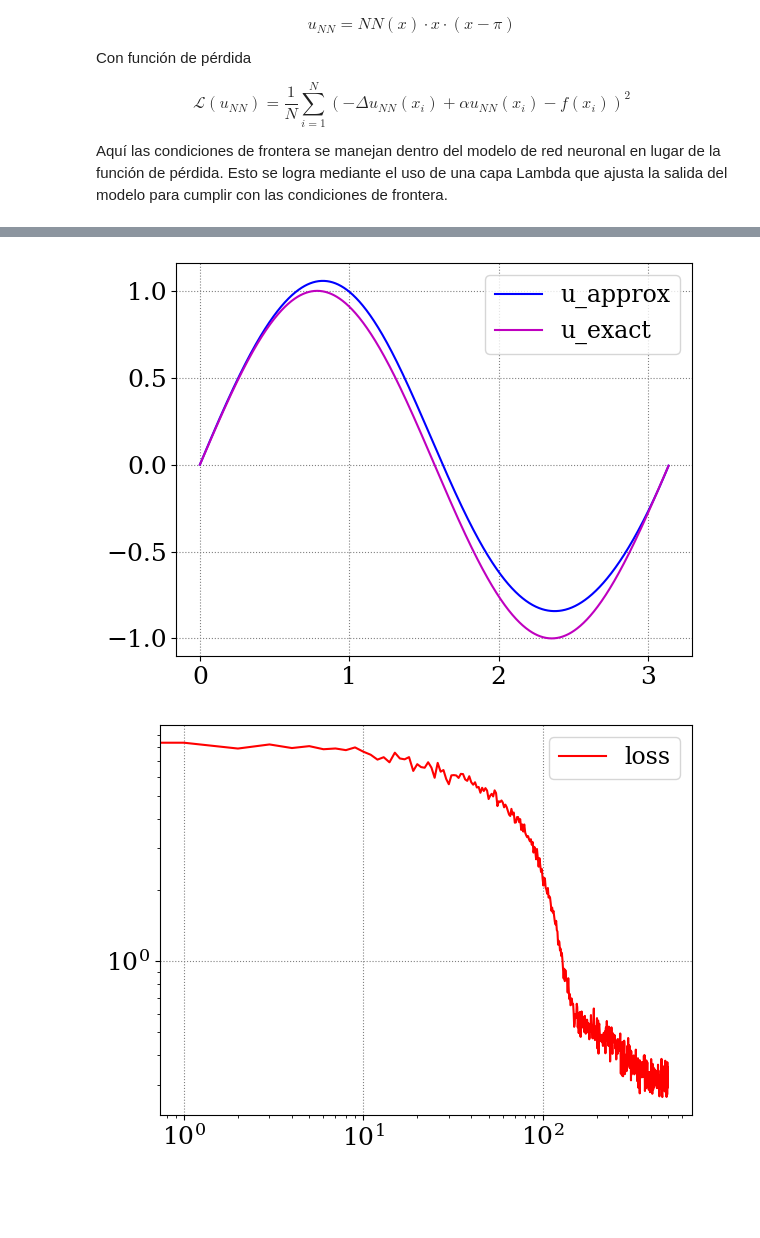
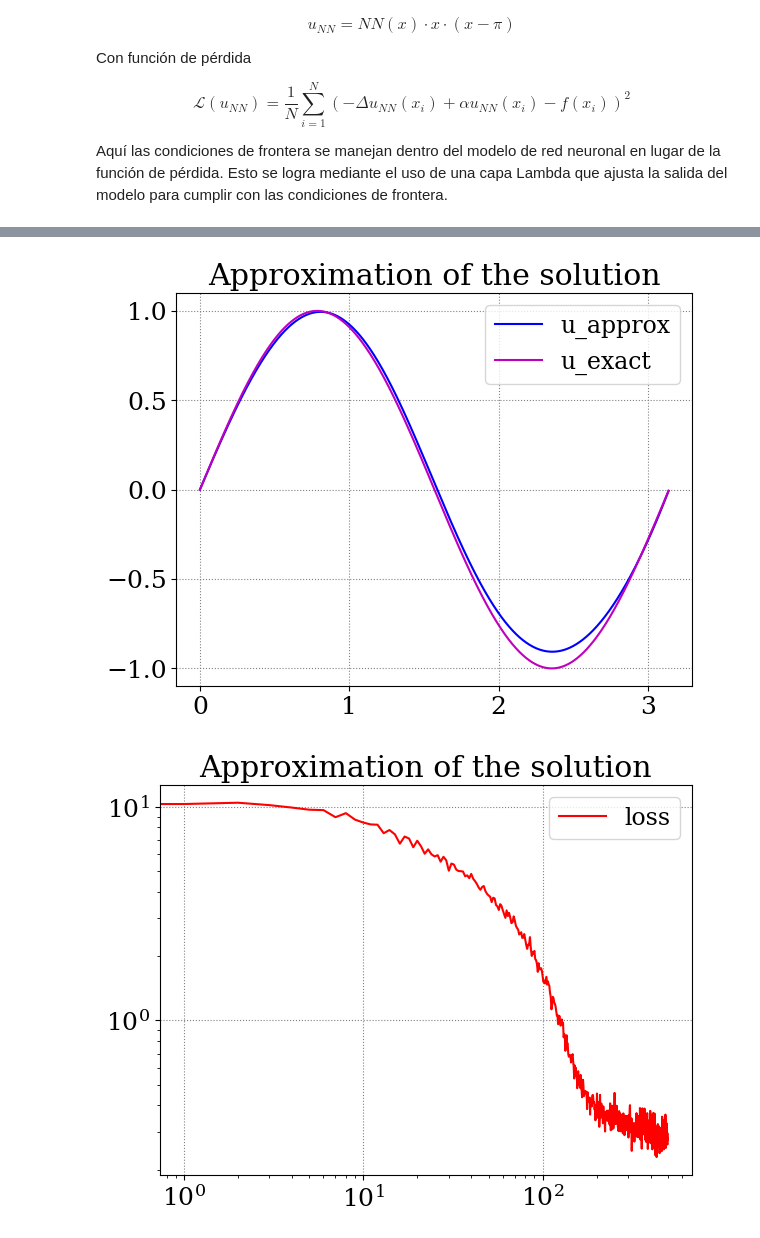
Before and after one commit to tscobarr/PINN, a Jupyter notebook: planteamiento2.ipynb, the cells around one changed output, grey strips where cells are left out. Saved outputs shown, nothing was run; the diff lists cells and outputs as text; code cells hidden in the pictures; blank space fills up the shorter version.

```diff
--- a/planteamiento2.ipynb
+++ b/planteamiento2.ipynb
@@ -37,6 +20,7 @@ import tensorflow as tf
 import numpy as np
 import matplotlib.pyplot as plt
 from matplotlib import rcParams
+import pandas as pd
 import os
 os.environ["KERAS_BACKEND"] = "tensorflow"
 import keras_core as keras
@@ -83,7 +67,7 @@ class Loss2(keras.layers.Layer):
                 u = self.uModel(x, training=True)
             dux = t2.gradient(u, x)
         duxx = t1.gradient(dux, x)
-        errorPDE = keras.ops.mean((duxx + alpha * u - self.f(x)) ** 2)
+        errorPDE = keras.ops.mean((-duxx + alpha * u - self.f(x)) ** 2)
         return errorPDE
 
 class RelativeErrorCallback(tf.keras.callbacks.Callback):
@@ -117,12 +101,12 @@ def trickyLoss(yPred, yTrue):
     return yTrue
 
 def fRhs(x):
-    return (alpha - 4) * keras.ops.sin(2 * x)
+    return (alpha + 4) * keras.ops.sin(2 * x)
 
 def exactU(x):
     return keras.ops.sin(2 * x)
 
-def plotResults(uModel, history, exactU, xList):
+def plotResults(uModel, history, exactU, xList, title):
     rcParams['font.family'] = 'serif'
     rcParams['font.size'] = 18
     rcParams['legend.fontsize'] = 17
@@ -135,6 +119,7 @@ def plotResults(uModel, history, exactU, xList):
     plt.legend(['u_approx', 'u_exact'])
     ax.grid(which='both', axis='both', linestyle=':', color='gray')
     plt.tight_layout()
+    plt.title(title)
     plt.show()
 
     fig, ax = plt.subplots()
@@ -144,6 +129,7 @@ def plotResults(uModel, history, exactU, xList):
     plt.legend(['loss'])
     ax.grid(which='major', axis='both', linestyle=':', color='gray')
     plt.tight_layout()
+    plt.title(title)
     plt.show()
 
     fig, ax = plt.subplots()
@@ -153,6 +139,7 @@ def plotResults(uModel, history, exactU, xList):
     plt.legend(['Relative Error'])
     ax.grid(which='major', axis='both', linestyle=':', color='gray')
     plt.tight_layout()
+    plt.title(title)
     plt.show()
 
     fig, ax1 = plt.subplots()
@@ -167,11 +154,12 @@ def plotResults(uModel, history, exactU, xList):
     ax2.set_ylabel('Relative Error', color='b')
     plt.legend(['Loss', 'Relative Error'])
     plt.tight_layout()
+    plt.title(title)
     plt.show()
-
-uModel2 = makeModel2(neurons=neurons, nLayers=nLayers, activation='tanh', limInf=limInf, limSup=limSup)
-lossModel2 = makeLossModel2(uModel2, nPts, fRhs, limInf, limSup)
 # %%
+uModel2 = makeModel2(neurons=neurons, nLayers=nLayers, activation='tanh', limInf=limInf, limSup=limSup)
+lossModel2 = makeLossModel2(uModel2, nPts, fRhs, limInf, limSup)
+
 optimizer = keras.optimizers.Adam(learning_rate=10**-3)
 lossModel2.compile(optimizer=optimizer, loss=trickyLoss)
 
@@ -179,5 +167,5 @@ relative_error_callback = RelativeErrorCallback(uModel2, exactU, nPts)
 history2 = lossModel2.fit(np.array([1.]), np.array([1.]), epochs=iterations, verbose=0, callbacks=[relative_error_callback])
 
 xList = np.array([np.pi / 1000 * i for i in range(1000)])
-plotResults(uModel2, history2, exactU, xList)
+plotResults(uModel2, history2, exactU, xList, 'Approximation of the solution')
 # %% [output]
@@ -186,2 +172,2 @@ WARNING:tensorflow:Calling GradientTape.gradient on a persistent tape inside its
-[figure, old version]
+[figure, new version]
-[figure, old version]
+[figure, new version]
```
Also changed, not shown: parts of 7 cells of this notebook, 3 other files.
